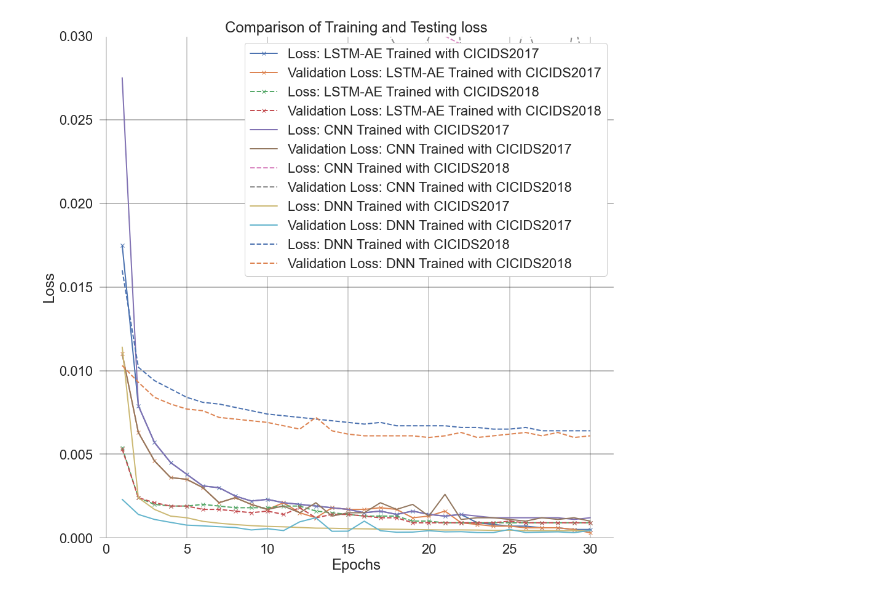
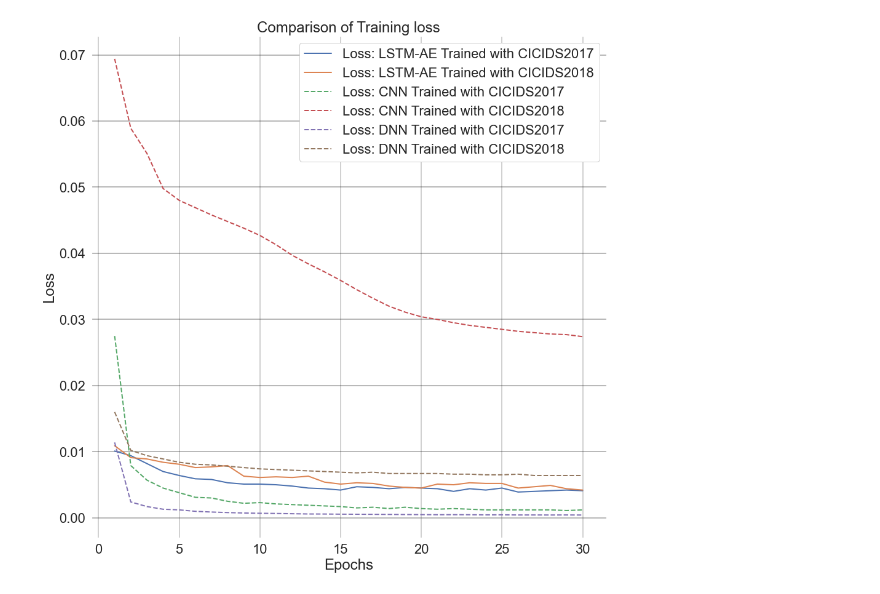
Before and after one commit to vanlalruata/A-Novel-Two-Stage-Deep-Learning-Model-for-Network-Intrusion-Detection, a Jupyter notebook: Chart CSV/Plotting Loss.ipynb, the cells around one changed output. Saved outputs shown, nothing was run; the diff lists cells and outputs as text; code cells hidden in the pictures.

```diff
--- a/Chart CSV/Plotting Loss.ipynb
+++ b/Chart CSV/Plotting Loss.ipynb
@@ -21,50 +21,50 @@ CNN_ids_2018_val_loss = history_dict['CNN_CICIDS2018_Val_Loss']
 
 DNN_ids_2017_loss = history_dict['DNN_CICIDS2017_Loss']
 DNN_ids_2017_val_loss = history_dict['DNN_CICIDS2017_Val_Loss']
 DNN_ids_2018_loss = history_dict['DNN_CICIDS2018_Loss']
 DNN_ids_2018_val_loss = history_dict['DNN_CICIDS2018_Val_Loss']
 
 start_by_epoch = 1
 epochs = range(start_by_epoch, len(LSTM_AE_ids_2017_loss) + 1)
 
 fig, ax = plt.subplots(figsize=(15,15))
 ax.set_facecolor("white")
-plt.plot(epochs, LSTM_AE_ids_2017_loss[start_by_epoch-1:], 'x-', linewidth=2)
-plt.plot(epochs, LSTM_AE_ids_2017_val_loss[start_by_epoch-1:], 'x-', linewidth=2)
-plt.plot(epochs, LSTM_AE_ids_2018_loss[start_by_epoch-1:], 'x--', linewidth=2)
-plt.plot(epochs, LSTM_AE_ids_2018_val_loss[start_by_epoch-1:], 'x--', linewidth=2)
+plt.plot(epochs, LSTM_AE_ids_2017_loss[start_by_epoch-1:], '-', linewidth=2)
+#plt.plot(epochs, LSTM_AE_ids_2017_val_loss[start_by_epoch-1:], 'x-', linewidth=2)
+plt.plot(epochs, LSTM_AE_ids_2018_loss[start_by_epoch-1:], '-', linewidth=2)
+#plt.plot(epochs, LSTM_AE_ids_2018_val_loss[start_by_epoch-1:], 'x--', linewidth=2)
 
-plt.plot(epochs, CNN_ids_2017_loss[start_by_epoch-1:], '-', linewidth=2)
-plt.plot(epochs, CNN_ids_2017_val_loss[start_by_epoch-1:], '-', linewidth=2)
+plt.plot(epochs, CNN_ids_2017_loss[start_by_epoch-1:], '--', linewidth=2)
+#plt.plot(epochs, CNN_ids_2017_val_loss[start_by_epoch-1:], '-', linewidth=2)
 plt.plot(epochs, CNN_ids_2018_loss[start_by_epoch-1:], '--', linewidth=2)
-plt.plot(epochs, CNN_ids_2018_val_loss[start_by_epoch-1:], '--', linewidth=2)
+#plt.plot(epochs, CNN_ids_2018_val_loss[start_by_epoch-1:], '--', linewidth=2)
 
-plt.plot(epochs, DNN_ids_2017_loss[start_by_epoch-1:], '-', linewidth=2)
-plt.plot(epochs, DNN_ids_2017_val_loss[start_by_epoch-1:], '-', linewidth=2)
+plt.plot(epochs, DNN_ids_2017_loss[start_by_epoch-1:], '--', linewidth=2)
+#plt.plot(epochs, DNN_ids_2017_val_loss[start_by_epoch-1:], '-', linewidth=2)
 plt.plot(epochs, DNN_ids_2018_loss[start_by_epoch-1:], '--', linewidth=2)
-plt.plot(epochs, DNN_ids_2018_val_loss[start_by_epoch-1:], '--', linewidth=2)
+#plt.plot(epochs, DNN_ids_2018_val_loss[start_by_epoch-1:], '--', linewidth=2)
 
 
-plt.title('Comparison of Training and Testing loss')
+plt.title('Comparison of Training loss')
 plt.xlabel('Epochs')
 plt.ylabel('Loss')
 
-plt.legend(['Loss: LSTM-AE Trained with CICIDS2017', 'Validation Loss: LSTM-AE Trained with CICIDS2017',
-           'Loss: LSTM-AE Trained with CICIDS2018', 'Validation Loss: LSTM-AE Trained with CICIDS2018',
+plt.legend(['Loss: LSTM-AE Trained with CICIDS2017', #'Validation Loss: LSTM-AE Trained with CICIDS2017',
+           'Loss: LSTM-AE Trained with CICIDS2018', #'Validation Loss: LSTM-AE Trained with CICIDS2018',
 
-           'Loss: CNN Trained with CICIDS2017', 'Validation Loss: CNN Trained with CICIDS2017',
-           'Loss: CNN Trained with CICIDS2018', 'Validation Loss: CNN Trained with CICIDS2018',
+           'Loss: CNN Trained with CICIDS2017', #'Validation Loss: CNN Trained with CICIDS2017',
+           'Loss: CNN Trained with CICIDS2018', #'Validation Loss: CNN Trained with CICIDS2018',
 
-           'Loss: DNN Trained with CICIDS2017', 'Validation Loss: DNN Trained with CICIDS2017',
-           'Loss: DNN Trained with CICIDS2018', 'Validation Loss: DNN Trained with CICIDS2018',
+           'Loss: DNN Trained with CICIDS2017', #'Validation Loss: DNN Trained with CICIDS2017',
+           'Loss: DNN Trained with CICIDS2018', #'Validation Loss: DNN Trained with CICIDS2018',
            ], loc='upper right', facecolor='white', framealpha=1)
 
 plt.grid(axis='y', alpha=.3, color='k', linestyle='-', linewidth=2)
 plt.grid(axis='x', alpha=.2, color='k', linestyle='-', linewidth=2)
-plt.ylim(0.00000,0.030)
+#plt.ylim(0.00000,0.030)
 
 plt.show()
 
-fig.savefig('Training_Validation_Loss.pdf')
+fig.savefig('Training_Loss.pdf')
 # %% [output]
-[figure, old version]
+[figure, new version]
```
Also changed, not shown: parts of 1 cell of this notebook, 7 other files.
